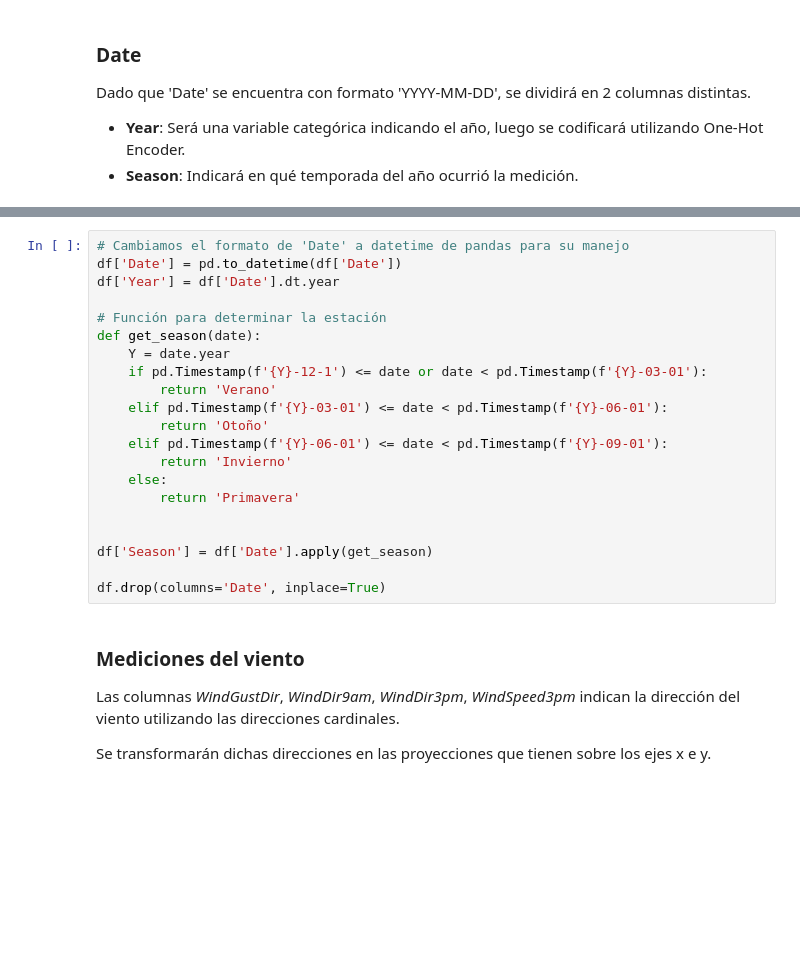
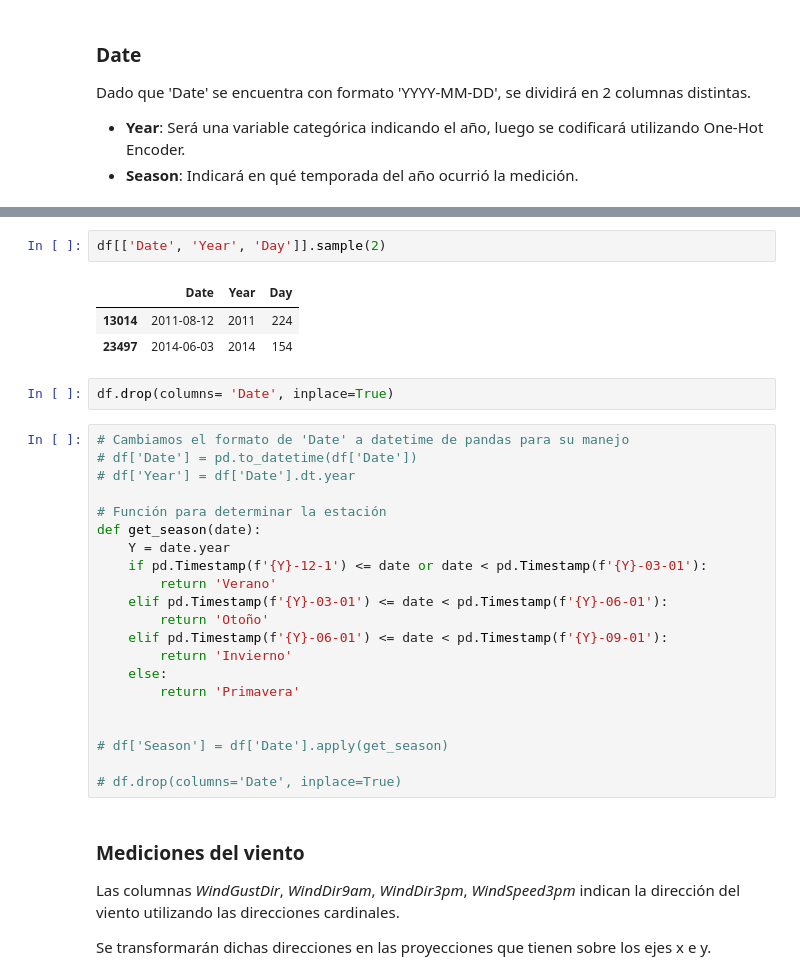
Before and after one commit to bpace1/AA1-TUIA-Crenna-Pace-SanchoAlmenar, a Jupyter notebook: TP-clasificacion-AA1.ipynb, the cells around one changed output, grey strips where cells are left out. Saved outputs shown, nothing was run; the diff lists cells and outputs as text; blank space fills up the shorter version.

```diff
--- a/TP-clasificacion-AA1.ipynb
+++ b/TP-clasificacion-AA1.ipynb
@@ -87,7 +103,15 @@ Dado que 'Date' se encuentra con formato 'YYYY-MM-DD', se dividirá en 2 columna
+# %%
+df[['Date', 'Year', 'Day']].sample(2)
+# %% [output]
+|  | Date | Year | Day |
+| 13014 | 2011-08-12 | 2011 | 224 |
+| 23497 | 2014-06-03 | 2014 | 154 |
+# %%
+df.drop(columns= 'Date', inplace=True)
 # %%
 # Cambiamos el formato de 'Date' a datetime de pandas para su manejo
-df['Date'] = pd.to_datetime(df['Date'])
-df['Year'] = df['Date'].dt.year
+# df['Date'] = pd.to_datetime(df['Date'])
+# df['Year'] = df['Date'].dt.year
 
 # Función para determinar la estación
 def get_season(date):
@@ -102,9 +126,9 @@ def get_season(date):
         return 'Primavera'
 
 
-df['Season'] = df['Date'].apply(get_season)
+# df['Season'] = df['Date'].apply(get_season)
 
-df.drop(columns='Date', inplace=True)
+# df.drop(columns='Date', inplace=True)
 # %% [markdown]
 
 ### Mediciones del viento
```
Also changed, not shown: parts of 22 cells of this notebook.
